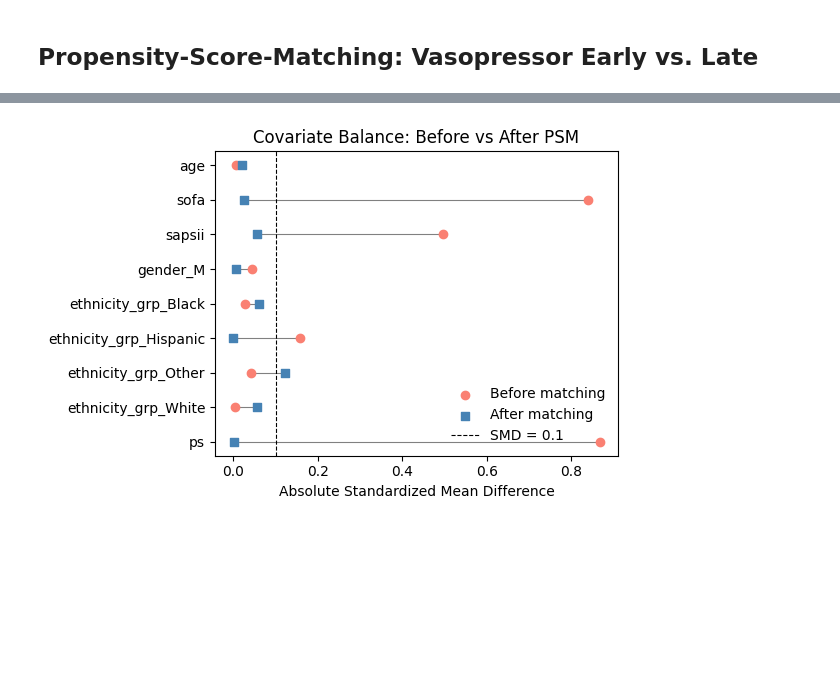
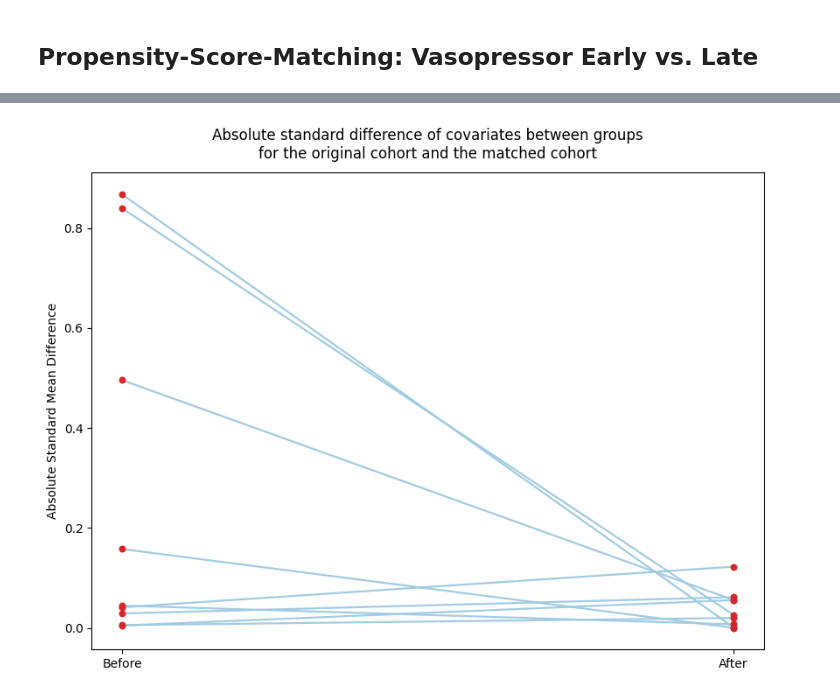
Before and after one commit to SimonKossack/mimiciii-BioMedicalProject, a Jupyter notebook: report_abgabe/nieren/07_saps2_presentation_only.ipynb, the cells around one changed output, grey strips where cells are left out. Cells and saved outputs as stored; diff of their text form; code cells hidden in the pictures; blank space fills up the shorter version.

```diff
--- a/report_abgabe/nieren/07_saps2_presentation_only.ipynb
+++ b/report_abgabe/nieren/07_saps2_presentation_only.ipynb
@@ -309,8 +301,6 @@ plt.show()
 # %% [output]
 [figure]
 # %%
-import pandas as pd
-import numpy as np
 from src.db import q
 
 def first_intervention_timing(
@@ -321,7 +311,7 @@ def first_intervention_timing(
     """
     Adds two columns:
       - first_<label>_hours
-      - first_<label>_timing  ∈ {0–12 h, 12–24 h, >24 h, No intervention}
+      - first_<label>_timing  in {0-12 h, 12-24 h, >24 h, No intervention}
     """
 
     where = " OR ".join([f"LOWER(di.label) LIKE '{p}'" for p in patterns])
@@ -2089,26 +1974,29 @@ ethnicity_grp_Hispanic      0.1577     0.0000
 # %%
-# --- Love-Plot: SMD before vs after matching ---
-fig, ax = plt.subplots(figsize=(6, max(4, len(df_balance) * 0.4)))
+# --- Figure: Absolute standardized difference before vs after matching (paper-like) ---
+plot_df = df_balance.copy()
+plot_df = plot_df.sort_values("SMD before", ascending=False).reset_index(drop=True)
 
-y_pos = np.arange(len(df_balance))
-ax.scatter(df_balance["SMD before"], y_pos, marker="o", color="salmon", label="Before matching", zorder=3)
-ax.scatter(df_balance["SMD after"],  y_pos, marker="s", color="steelblue", label="After matching", zorder=3)
+fig, ax = plt.subplots(figsize=(8.5, 6.5))
 
-for i in y_pos:
-    ax.plot(
-        [df_balance["SMD before"].iloc[i], df_balance["SMD after"].iloc[i]],
-        [i, i], color="grey", linewidth=0.8, zorder=2
-    )
+x_before, x_after = 0, 1
+line_color = "#9ecae1"
+point_color = "#d62728"
 
-ax.axvline(0.1, color="black", linestyle="--", linewidth=0.8, label="SMD = 0.1")
-ax.set_yticks(y_pos)
-ax.set_yticklabels(df_balance["Variable"])
-ax.set_xlabel("Absolute Standardized Mean Difference")
-ax.set_title("Covariate Balance: Before vs After PSM")
-ax.legend(frameon=False, loc="lower right")
-ax.invert_yaxis()
+for _, row in plot_df.iterrows():
+    y0 = float(row["SMD before"])
+    y1 = float(row["SMD after"])
+    ax.plot([x_before, x_after], [y0, y1], color=line_color, linewidth=1.6, alpha=0.95, zorder=1)
+    ax.scatter([x_before, x_after], [y0, y1], color=point_color, s=22, zorder=2)
+
+ax.set_xlim(-0.05, 1.05)
+ax.set_xticks([x_before, x_after])
+ax.set_xticklabels(["Before", "After"])
+ax.set_ylabel("Absolute Standard Mean Difference")
+ax.set_title("Absolute standard difference of covariates between groups\nfor the original cohort and the matched cohort", pad=12)
+ax.grid(False)
+
 plt.tight_layout()
 plt.show()
 # %% [output]
-[figure, old version]
+[figure, new version]
 # %%
```
Also changed, not shown: parts of 66 cells of this notebook, 1 other file.
